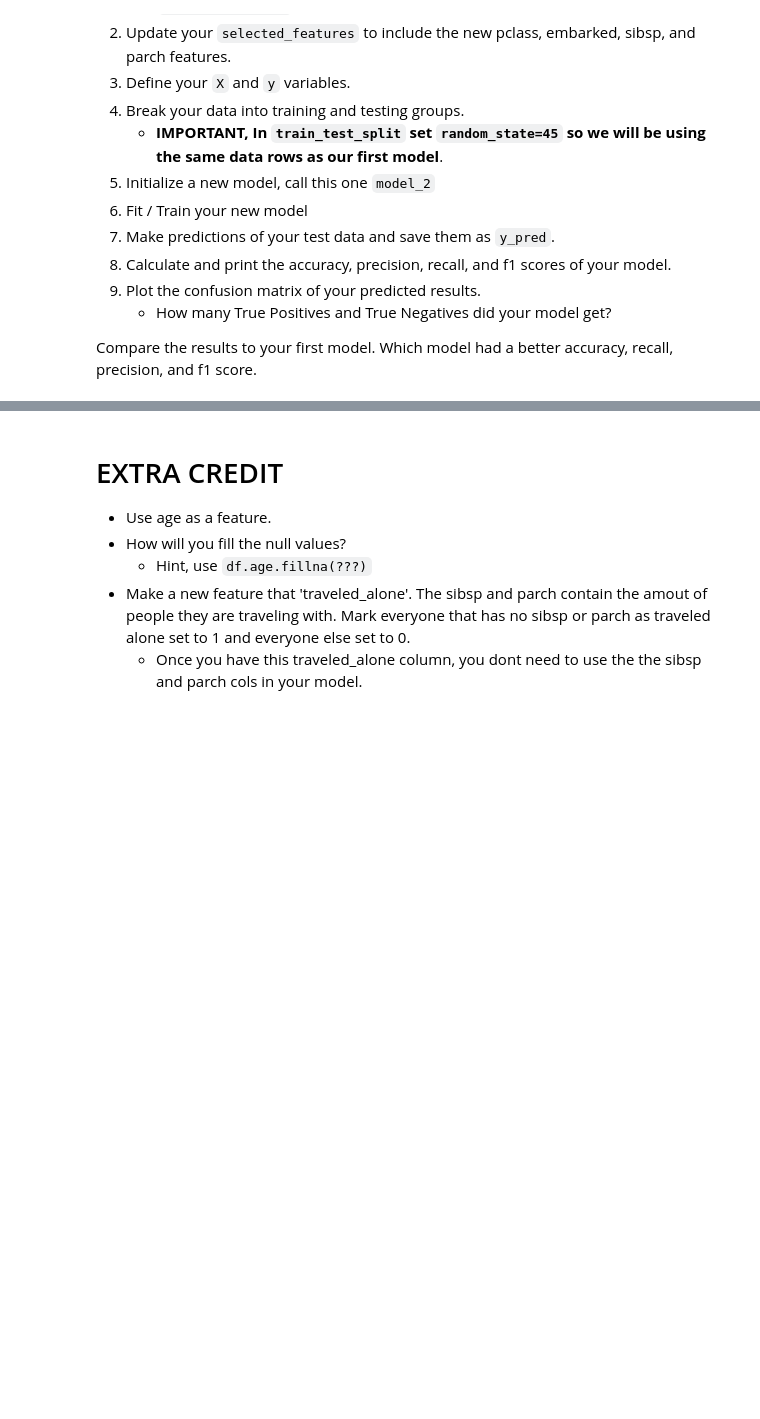
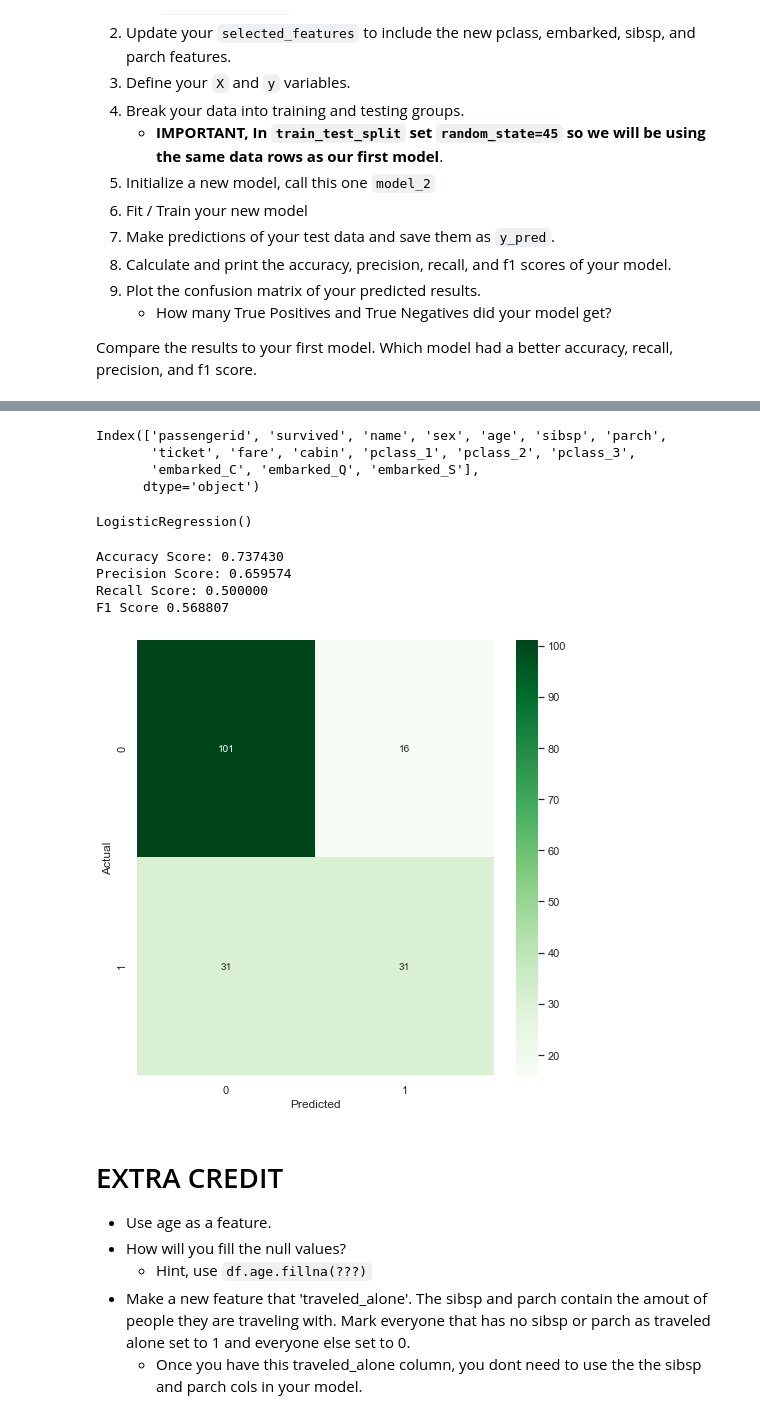
Before and after one commit to aleksgeorgi/2022-fall-data-science, a Jupyter notebook: Week-03-Intro-To-ML/Exercise-Logistic-Regression.ipynb, the cells around one changed output, grey strips where cells are left out. Cells and saved outputs as stored; diff of their text form; code cells hidden in the pictures; blank space fills up the shorter version.

```diff
--- a/Week-03-Intro-To-ML/Exercise-Logistic-Regression.ipynb
+++ b/Week-03-Intro-To-ML/Exercise-Logistic-Regression.ipynb
@@ -210,3 +245,63 @@ plt.ylabel('Actual');
+# %%
+df.columns
+# %% [output]
+Index(['passengerid', 'survived', 'name', 'sex', 'age', 'sibsp', 'parch',
+       'ticket', 'fare', 'cabin', 'pclass_1', 'pclass_2', 'pclass_3',
+       'embarked_C', 'embarked_Q', 'embarked_S'],
+      dtype='object')
+# %%
+# Define your X and y variables
+X = df[selected_features]
+y = df['survived']
+
+# Split our data into testing and training.
+# !!! Remeber to use the same random state as you used before
+X_train, X_test, y_train, y_test = train_test_split(X, y, test_size=0.2, random_state=45)
+# %%
+# Initalize our model_2
+model_2 = LogisticRegression()
+
+# Fit / Train our model using our training data.
+model_2.fit(X_train, y_train)
+# %% [output]
+LogisticRegression()
+# %%
+# Make new predicitions using our testing data.
+y_pred_2 = model_2.predict(X_test)
+
+# Calculate our accuracy
+accuracy_2 = accuracy_score(y_test, y_pred_2)
+
+# Calculate our precision score
+precision_2 = precision_score(y_test, y_pred_2)
+
+# Calculate our recall score
+recall_2 = recall_score(y_test, y_pred_2)
+
+# Calculate your f1-score
+f1_2 = f1_score(y_test, y_pred_2)
+# %%
+# Print each of our scores to inspect performance.
+print("Accuracy Score: %f" % accuracy_2)
+print("Precision Score: %f" % precision_2)
+print("Recall Score: %f" % recall_2)
+print('F1 Score %f' % f1_2)
+
+# Plot your confusion matrix.
+
+cm = confusion_matrix(y_test, y_pred_2)
+cm = cm.round(2)
+
+fig = plt.figure(figsize=(8,8))
+ax = sns.heatmap(cm, annot=True, cmap='Greens', fmt='g')
+plt.xlabel('Predicted')
+plt.ylabel('Actual');
+# %% [output]
+Accuracy Score: 0.737430
+Precision Score: 0.659574
+Recall Score: 0.500000
+F1 Score 0.568807
+[figure, added]
 # %% [markdown]
 # EXTRA CREDIT
 * Use age as a feature.
```
Also changed, not shown: parts of 21 cells of this notebook.
